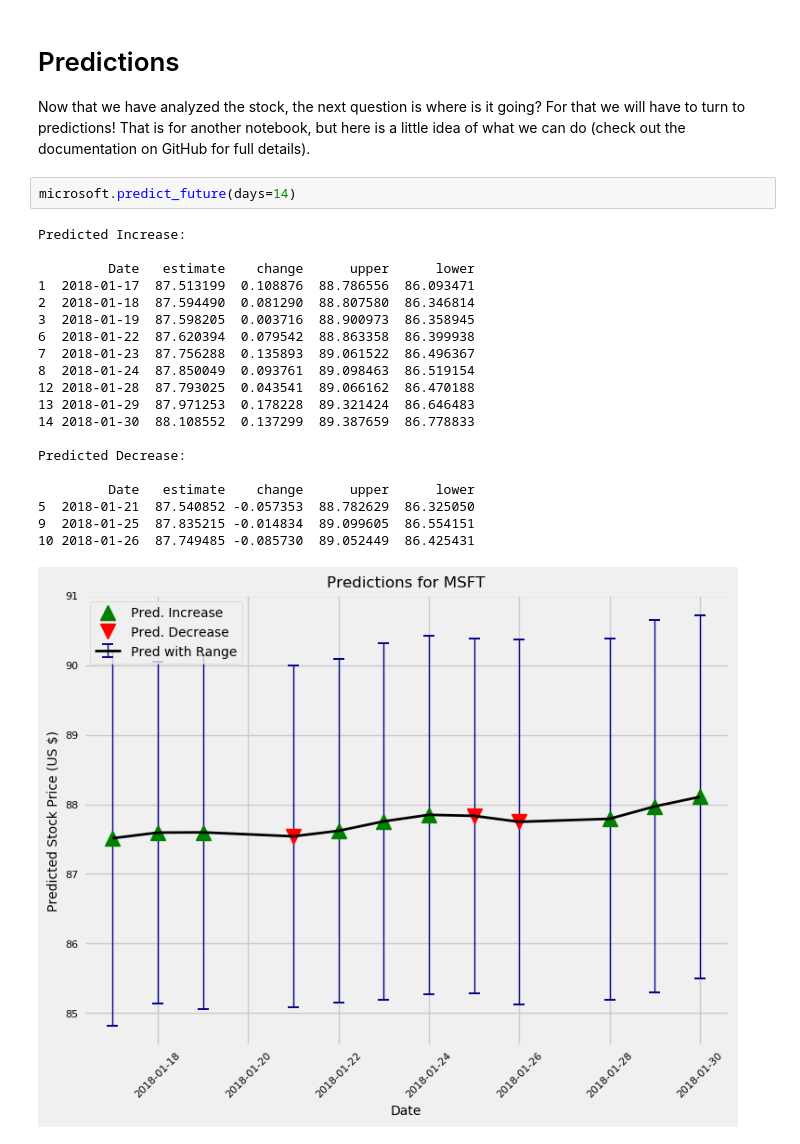
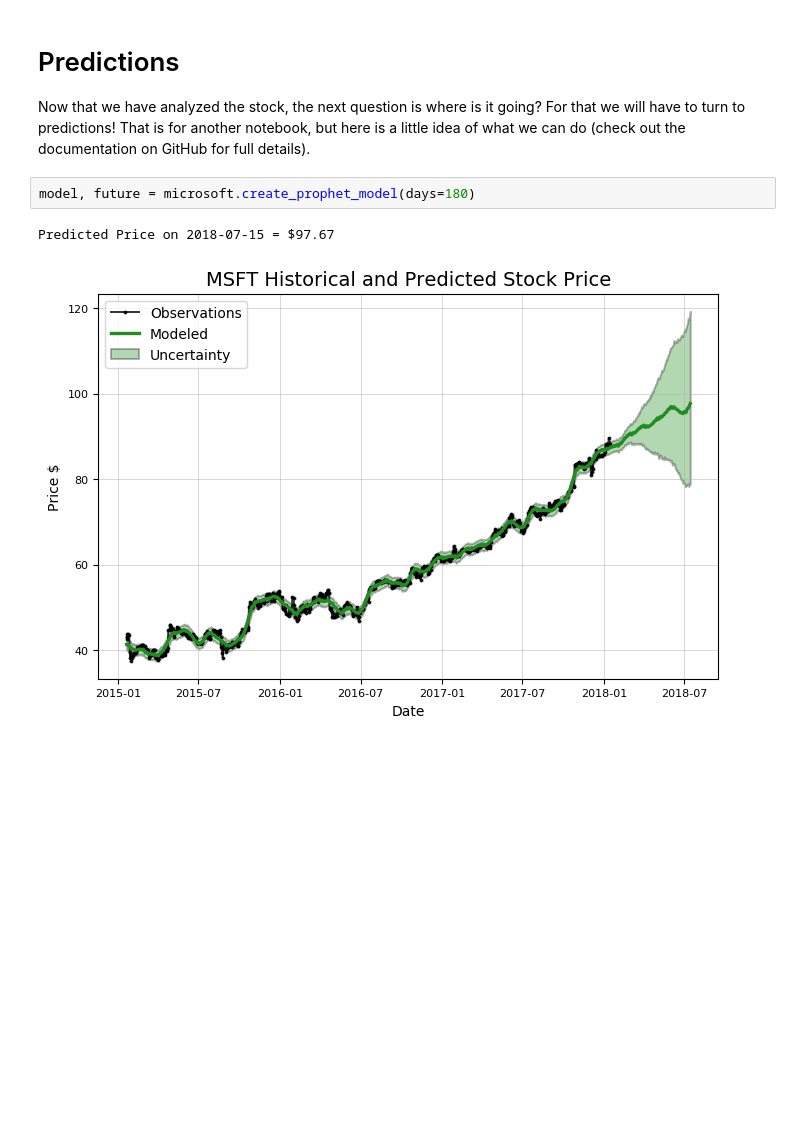
Before and after one commit to WillKoehrsen/Data-Analysis, a Jupyter notebook: stocker/Stocker Analysis Usage.ipynb, the cells around one changed output. Cells and saved outputs as stored; diff of their text form; blank space fills up the shorter version.

```diff
--- a/stocker/Stocker Analysis Usage.ipynb
+++ b/stocker/Stocker Analysis Usage.ipynb
@@ -185,26 +187,8 @@ microsoft.changepoint_date_analysis(search = 'Microsoft Office')
 
 Now that we have analyzed the stock, the next question is where is it going? For that we will have to turn to predictions!
 That is for another notebook, but here is a little idea of what we can do (check out the documentation on GitHub for full details).
-# %%
-microsoft.predict_future(days=14)
-# %% [output]
-Predicted Increase:
-
-         Date   estimate    change      upper      lower
-1  2018-01-17  87.513199  0.108876  88.786556  86.093471
-2  2018-01-18  87.594490  0.081290  88.807580  86.346814
-3  2018-01-19  87.598205  0.003716  88.900973  86.358945
-6  2018-01-22  87.620394  0.079542  88.863358  86.399938
-7  2018-01-23  87.756288  0.135893  89.061522  86.496367
-8  2018-01-24  87.850049  0.093761  89.098463  86.519154
-12 2018-01-28  87.793025  0.043541  89.066162  86.470188
-13 2018-01-29  87.971253  0.178228  89.321424  86.646483
-14 2018-01-30  88.108552  0.137299  89.387659  86.778833
-
-Predicted Decrease:
-
-         Date   estimate    change      upper      lower
-5  2018-01-21  87.540852 -0.057353  88.782629  86.325050
-9  2018-01-25  87.835215 -0.014834  89.099605  86.554151
-10 2018-01-26  87.749485 -0.085730  89.052449  86.425431
-[figure, removed]
+# %%
+model, future = microsoft.create_prophet_model(days=180)
+# %% [output]
+Predicted Price on 2018-07-15 = $97.67
+[figure, added]
```
Also changed, not shown: parts of 4 cells of this notebook, 16 other files.
